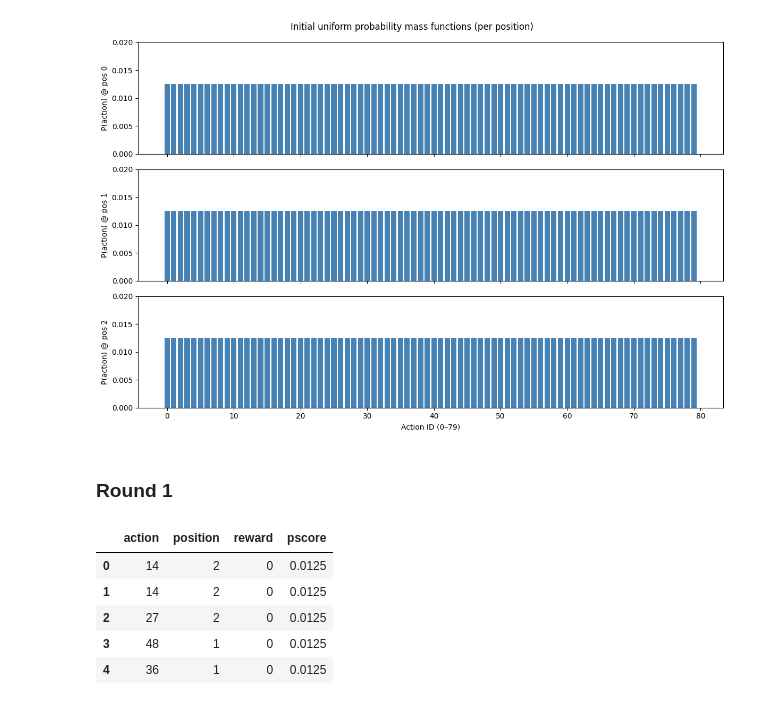
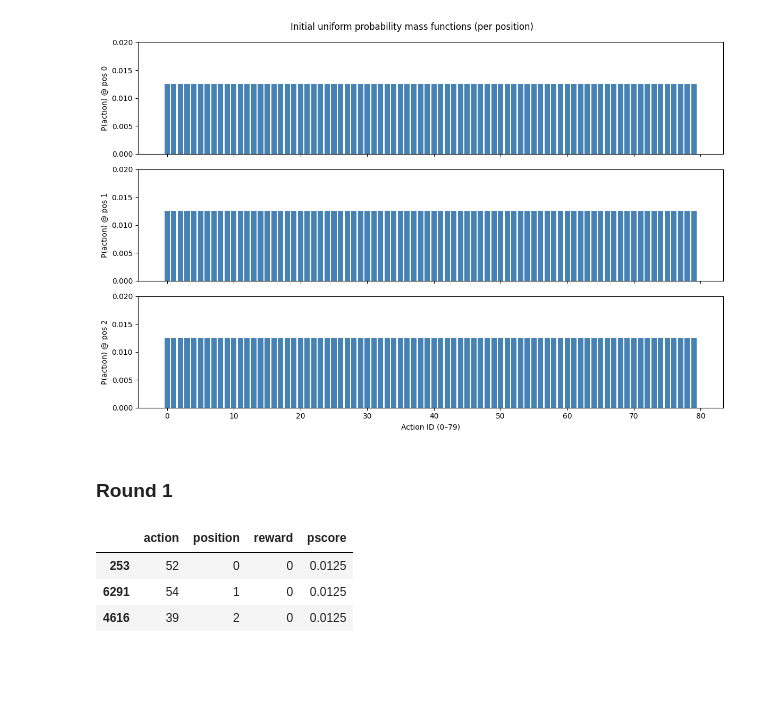
Before and after one commit to armandordorica/OBP_Replication, a Jupyter notebook: notebooks/bandit.ipynb, the cells around one changed output. Cells and saved outputs as stored; diff of their text form; code cells hidden in the pictures; blank space fills up the shorter version.

```diff
--- a/notebooks/bandit.ipynb
+++ b/notebooks/bandit.ipynb
@@ -62,12 +62,11 @@ plt.show()
 # %% [markdown]
 ### Round 1
 # %%
-df.head()
+sampled = df.groupby("position", group_keys=False).apply(lambda x: x.sample(1, random_state=None))
+sampled
 # %% [output]
 |  | action | position | reward | pscore |
-| 0 | 14 | 2 | 0 | 0.0125 |
-| 1 | 14 | 2 | 0 | 0.0125 |
-| 2 | 27 | 2 | 0 | 0.0125 |
-| 3 | 48 | 1 | 0 | 0.0125 |
-| 4 | 36 | 1 | 0 | 0.0125 |
+| 253 | 52 | 0 | 0 | 0.0125 |
+| 6291 | 54 | 1 | 0 | 0.0125 |
+| 4616 | 39 | 2 | 0 | 0.0125 |
 # %%
```
Also changed, not shown: parts of 3 cells of this notebook.
